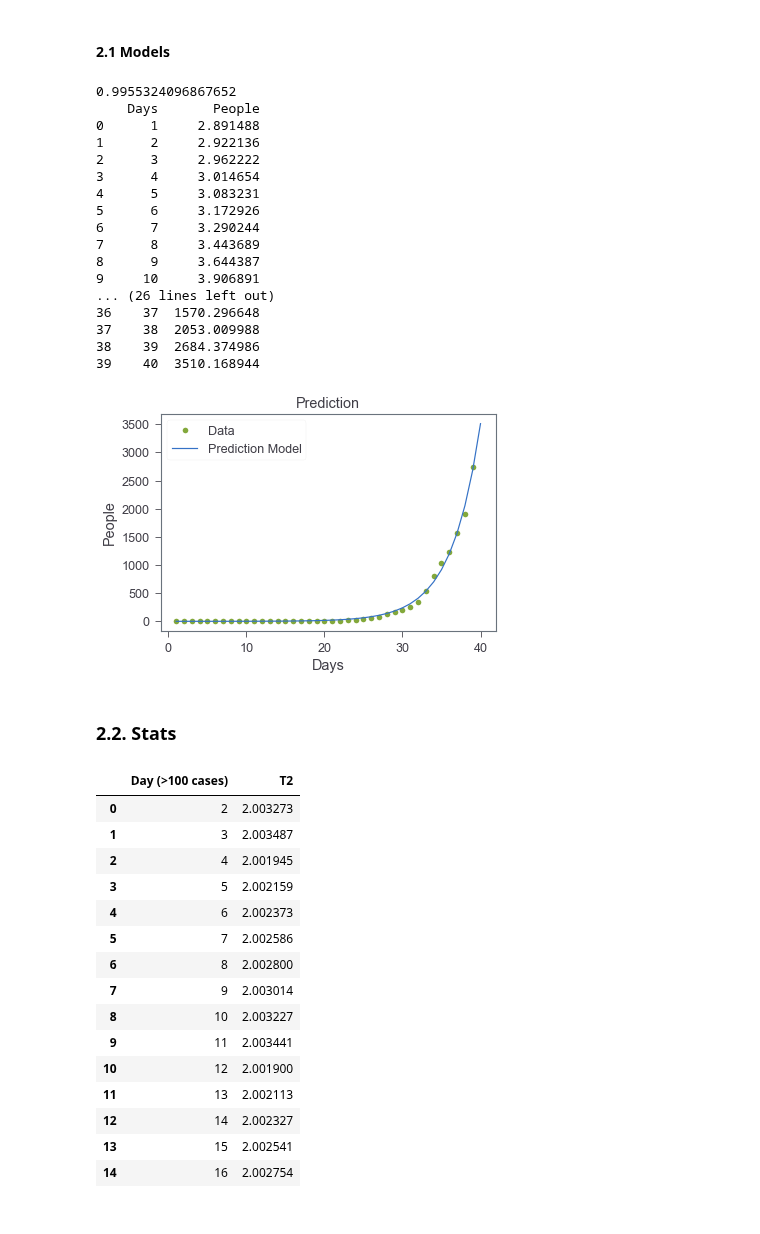
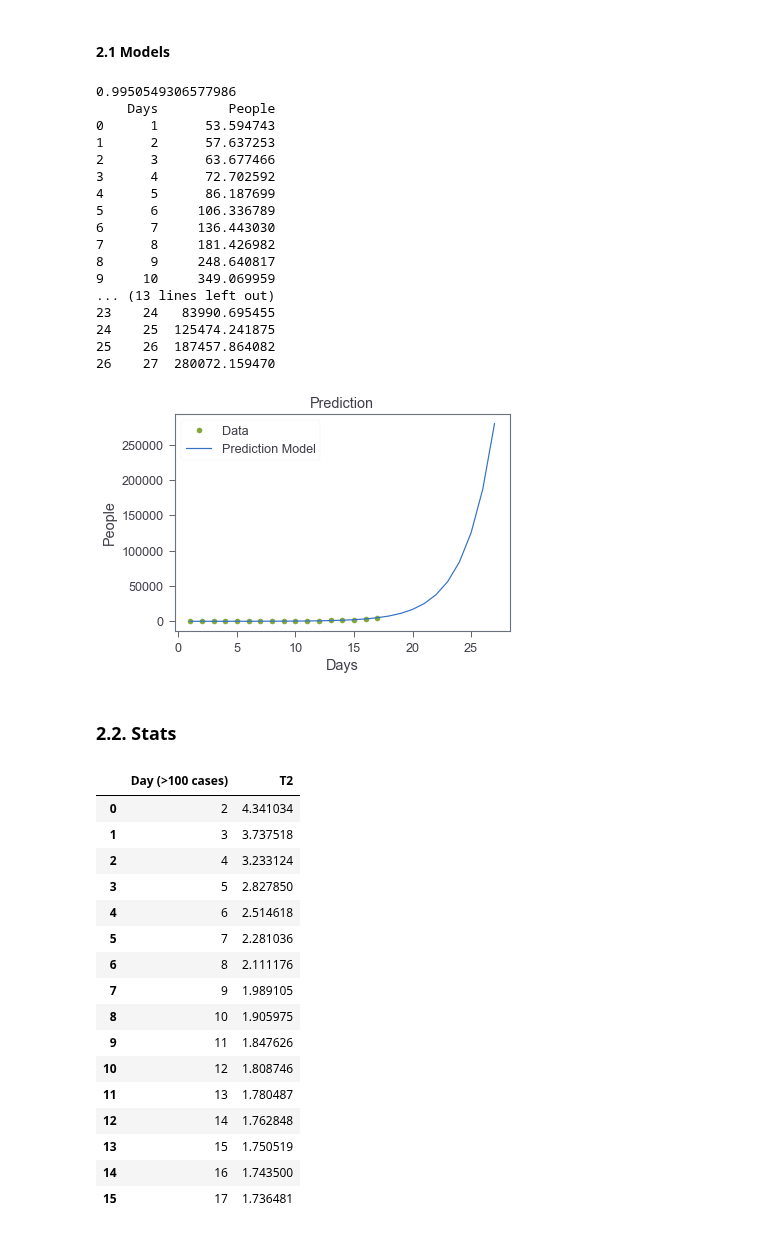
Before and after one commit to DanielGuzmanOlivares/COVID-19, a Jupyter notebook: COVID-19.ipynb, the cells around one changed output. Drawn from its saved outputs; the diff is of its cells as text; code cells hidden in the pictures.

```diff
--- a/COVID-19.ipynb
+++ b/COVID-19.ipynb
@@ -717,52 +696,52 @@ def plotPrediction(x_data,y_data,df):
     plt.legend()
 
 
 def modelR2(param,model):
     l = []
     for country in list(realTimeEvolution()['Country'].values):
         try:
             data = fromFirstCase(timeEvolution(country),param)
             if country == "Diamond Princess" or country == "Japan" or data == None or len(data[0]) < 2:
                 continue
             else:
                 x_data,y_data = data
                 adj = fit(model,x_data,y_data)
                 pred = adj(x_data)
                 l.append(r2_score(y_data,pred))
         except:
             continue #country does not have more than 100 cases
     return np.mean(l)
 
 def countryR2(country,param,model):
     data = fromFirstCase(timeEvolution(country),param)
     x_data,y_data = data
     adj = fit(model,x_data,y_data)
     pred = adj(x_data)
     return r2_score(y_data,pred)
 
 print(countryR2("Spain","Confirmed",expModel))
-x_data,y_data,df = prediction("Germany","Confirmed",1,expModel,fromNow=False)
+x_data,y_data,df = prediction("Spain","Confirmed",10,expModel,fromNow=False)
 print(df)
 plotPrediction(x_data,y_data,df)
 # %% [output]
-0.9955324096867652
-    Days       People
-0      1     2.891488
-1      2     2.922136
-2      3     2.962222
-3      4     3.014654
-4      5     3.083231
-5      6     3.172926
-6      7     3.290244
-7      8     3.443689
-8      9     3.644387
-9     10     3.906891
-... (26 lines left out)
-36    37  1570.296648
-37    38  2053.009988
-38    39  2684.374986
-39    40  3510.168944
+0.9950549306577986
+    Days         People
+0      1      53.594743
+1      2      57.637253
+2      3      63.677466
+3      4      72.702592
+4      5      86.187699
+5      6     106.336789
+6      7     136.443030
+7      8     181.426982
+8      9     248.640817
+9     10     349.069959
+... (13 lines left out)
+23    24   83990.695455
+24    25  125474.241875
+25    26  187457.864082
+26    27  280072.159470
-[figure, old version]
+[figure, new version]
 # %% [markdown]
 ### 2.2. Stats
 # %%
@@ -789,21 +768,22 @@ def t2(country):
 t2("Spain")
 # %% [output]
 |  | Day (>100 cases) | T2 |
-| 0 | 2 | 2.003273 |
-| 1 | 3 | 2.003487 |
-| 2 | 4 | 2.001945 |
-| 3 | 5 | 2.002159 |
-| 4 | 6 | 2.002373 |
-| 5 | 7 | 2.002586 |
-| 6 | 8 | 2.002800 |
-| 7 | 9 | 2.003014 |
-| 8 | 10 | 2.003227 |
-| 9 | 11 | 2.003441 |
-| 10 | 12 | 2.001900 |
-| 11 | 13 | 2.002113 |
-| 12 | 14 | 2.002327 |
-| 13 | 15 | 2.002541 |
-| 14 | 16 | 2.002754 |
+| 0 | 2 | 4.341034 |
+| 1 | 3 | 3.737518 |
+| 2 | 4 | 3.233124 |
+| 3 | 5 | 2.827850 |
+| 4 | 6 | 2.514618 |
+| 5 | 7 | 2.281036 |
+| 6 | 8 | 2.111176 |
+| 7 | 9 | 1.989105 |
+| 8 | 10 | 1.905975 |
+| 9 | 11 | 1.847626 |
+| 10 | 12 | 1.808746 |
+| 11 | 13 | 1.780487 |
+| 12 | 14 | 1.762848 |
+| 13 | 15 | 1.750519 |
+| 14 | 16 | 1.743500 |
+| 15 | 17 | 1.736481 |
 # %%
 ####WORKING
 def ageAffected(country_info):
```
Also changed, not shown: parts of 3 cells of this notebook, 2 other files.
